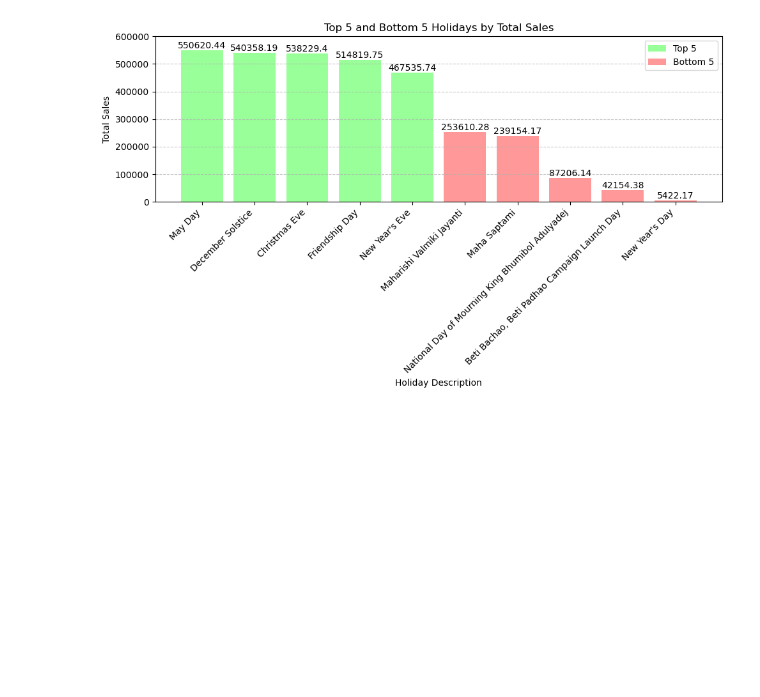
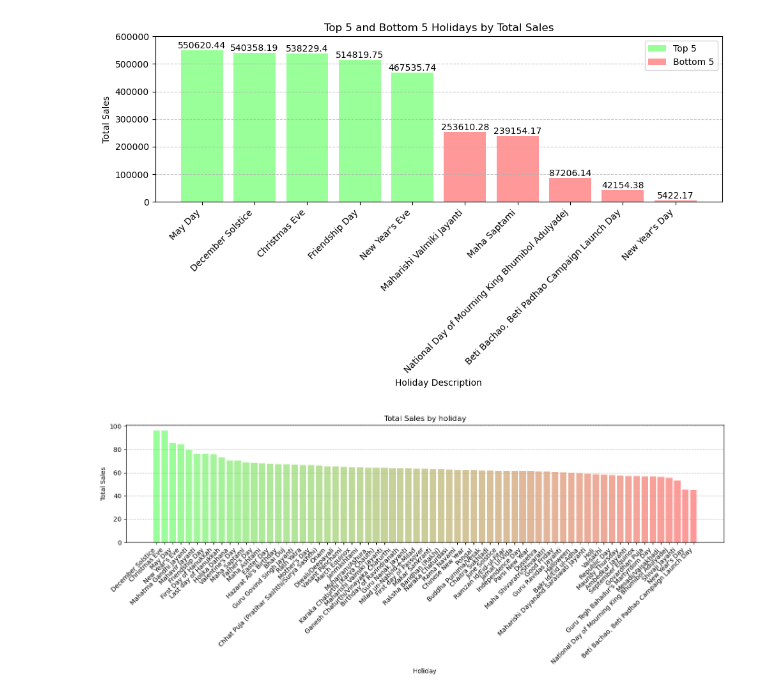
Before and after one commit to stijndirickx/Case-2, a Jupyter notebook: SalesByDay.ipynb, the cells around one changed output. Drawn from its saved outputs; the diff is of its cells as text; code cells hidden in the pictures; blank space fills up the shorter version.

```diff
--- a/SalesByDay.ipynb
+++ b/SalesByDay.ipynb
@@ -141,3 +141,30 @@ plt.tight_layout()
 plt.show()
 # %% [output]
 [figure]
+# %%
+import matplotlib.pyplot as plt
+import numpy as np
+
+total_sales_per_holiday = df.groupby('description')['total_sales'].mean()
+total_sales_per_holiday = total_sales_per_holiday.sort_values(ascending=False)
+
+# Assuming total_sales_per_holiday is already calculated as described in the question
+# Generate a colormap ranging from green to red based on bar index
+num_bars = len(total_sales_per_holiday)
+pastel_red = (1, 0.6, 0.6)  # RGB values for pastel red
+pastel_green = (0.6, 1, 0.6)  # RGB values for pastel green
+colors = np.linspace(pastel_green, pastel_red, num_bars)
+
+# Plot the bar chart with the generated colormap
+plt.figure(figsize=(14, 6))
+bars = plt.bar(total_sales_per_holiday.index, total_sales_per_holiday.values, color=colors)
+
+plt.title('Total Sales by holiday')
+plt.xlabel('Holiday')
+plt.ylabel('Total Sales')
+plt.xticks(rotation=45, ha='right')  # Rotate x-axis labels for better readability
+plt.grid(axis='y', linestyle='--', alpha=0.7)  # Add grid lines
+plt.tight_layout()
+plt.show()
+# %% [output]
+[figure, added]
```
Also changed, not shown: parts of 2 cells of this notebook, 8 other files.
